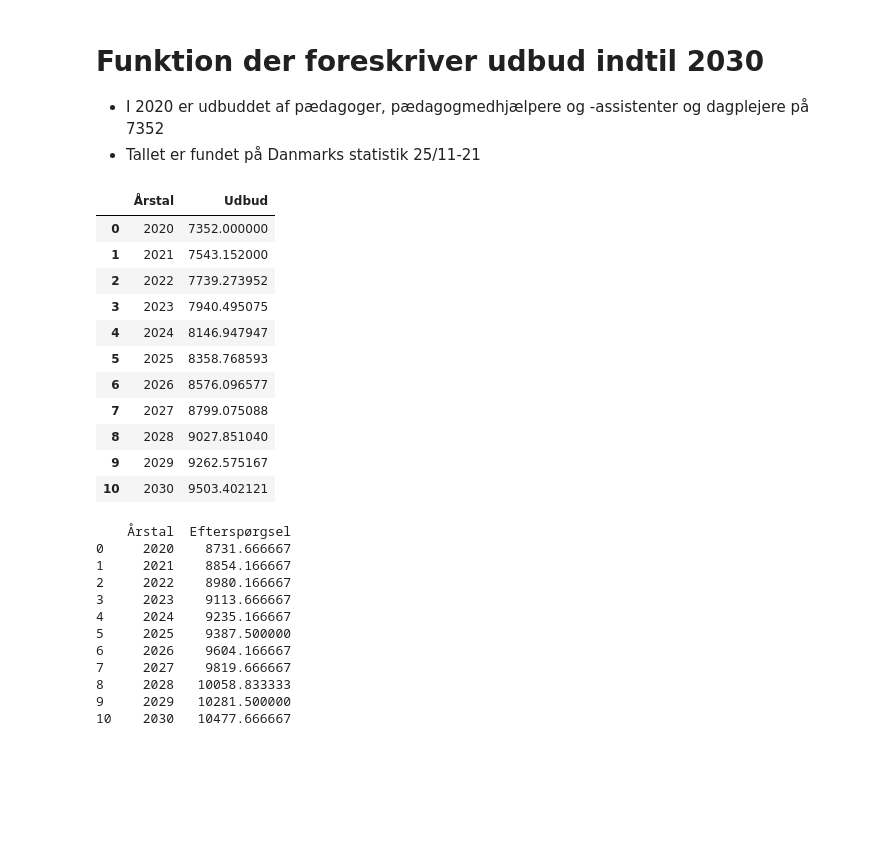
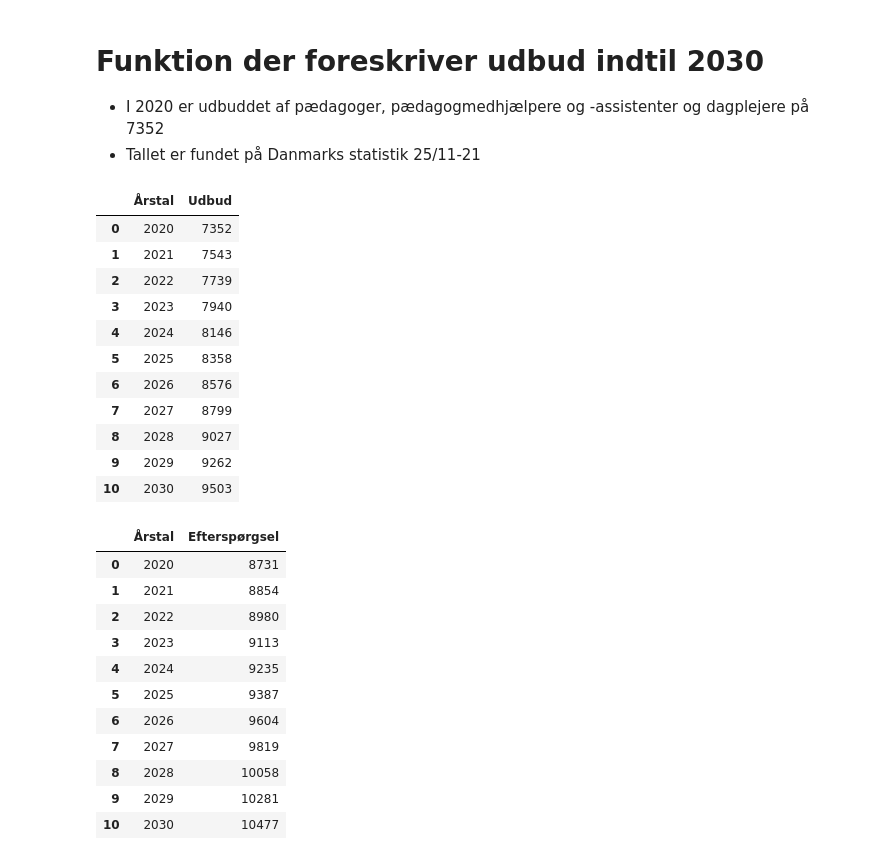
Before and after one commit to MariaSilke/DO21Eksamen, a Jupyter notebook: Normeringer 2.ipynb, the cells around one changed output. Drawn from its saved outputs; the diff is of its cells as text; code cells hidden in the pictures; blank space fills up the shorter version.

```diff
--- a/Normeringer 2.ipynb
+++ b/Normeringer 2.ipynb
@@ -276,43 +288,42 @@ ax.set(xlabel='Årstal', ylabel='Total antal børn 0-6 år i KK', title='Befolkn
 # %%
 # Udregning af udbuddet af pædagoger fra 2021 til 2030
 # Vi ved allerede at udbuddet af pædagoger i 2020 var på 7352
 # Indsættes i dataframe
 
 aar = 2020
 udbud20 = 7352
 
 dataUdbud = []
 
 for uddannedeP in range(10):
     uddannedeP = udbud20 * 1.026
     udbud20 = uddannedeP
     aar += 1
     dataUdbud.append({'Årstal': aar, 'Udbud': udbud20})
     dfUdbud1 = pd.DataFrame(dataUdbud)
 
-#dataUdbud20 = pd.DataFrame({'Årstal': 2020, 'Udbud': 7352})
-#dfUdbud = dfUdbud1.concat([dataUdbud20, dfUdbud1], join='outer', index=[0], axis=0, sort=False)
 
 dataUdbud20 = []
 
 dataUdbud20.insert(0, {'Årstal': '2020', 'Udbud': 7352})
 
 dfUdbud = pd.concat([pd.DataFrame(dataUdbud20), dfUdbud1], ignore_index=True)
 
+dfUdbud['Udbud'] = dfUdbud['Udbud'].astype(int)
 dfUdbud
 # %% [output]
 |  | Årstal | Udbud |
-| 0 | 2020 | 7352.000000 |
-| 1 | 2021 | 7543.152000 |
-| 2 | 2022 | 7739.273952 |
-| 3 | 2023 | 7940.495075 |
-| 4 | 2024 | 8146.947947 |
-| 5 | 2025 | 8358.768593 |
-| 6 | 2026 | 8576.096577 |
-| 7 | 2027 | 8799.075088 |
-| 8 | 2028 | 9027.851040 |
-| 9 | 2029 | 9262.575167 |
-| 10 | 2030 | 9503.402121 |
+| 0 | 2020 | 7352 |
+| 1 | 2021 | 7543 |
+| 2 | 2022 | 7739 |
+| 3 | 2023 | 7940 |
+| 4 | 2024 | 8146 |
+| 5 | 2025 | 8358 |
+| 6 | 2026 | 8576 |
+| 7 | 2027 | 8799 |
+| 8 | 2028 | 9027 |
+| 9 | 2029 | 9262 |
+| 10 | 2030 | 9503 |
 # %%
 # Udregning af efterspørgsel af pædagoger fra 2020 til 2030
 # Befolkningfremskrivningstabellen over børn i 0-5 års aldereren i KK giver os tallene
@@ -331,20 +342,21 @@ dfEftersp = pd.DataFrame()
 dfEftersp['Årstal'] = aar2
 dfEftersp['Efterspørgsel'] = eftersp
 
-print(dfEftersp)
+dfEftersp['Efterspørgsel'] = dfEftersp['Efterspørgsel'].astype(int)
+dfEftersp
 # %% [output]
-    Årstal  Efterspørgsel
-0     2020    8731.666667
-1     2021    8854.166667
-2     2022    8980.166667
-3     2023    9113.666667
-4     2024    9235.166667
-5     2025    9387.500000
-6     2026    9604.166667
-7     2027    9819.666667
-8     2028   10058.833333
-9     2029   10281.500000
-10    2030   10477.666667
+|  | Årstal | Efterspørgsel |
+| 0 | 2020 | 8731 |
+| 1 | 2021 | 8854 |
+| 2 | 2022 | 8980 |
+| 3 | 2023 | 9113 |
+| 4 | 2024 | 9235 |
+| 5 | 2025 | 9387 |
+| 6 | 2026 | 9604 |
+| 7 | 2027 | 9819 |
+| 8 | 2028 | 10058 |
+| 9 | 2029 | 10281 |
+| 10 | 2030 | 10477 |
 # %%
 # Udregning af forskellen mellem udbud og efterspørgsel på pædagoger
 
```
Also changed, not shown: parts of 5 cells of this notebook.
